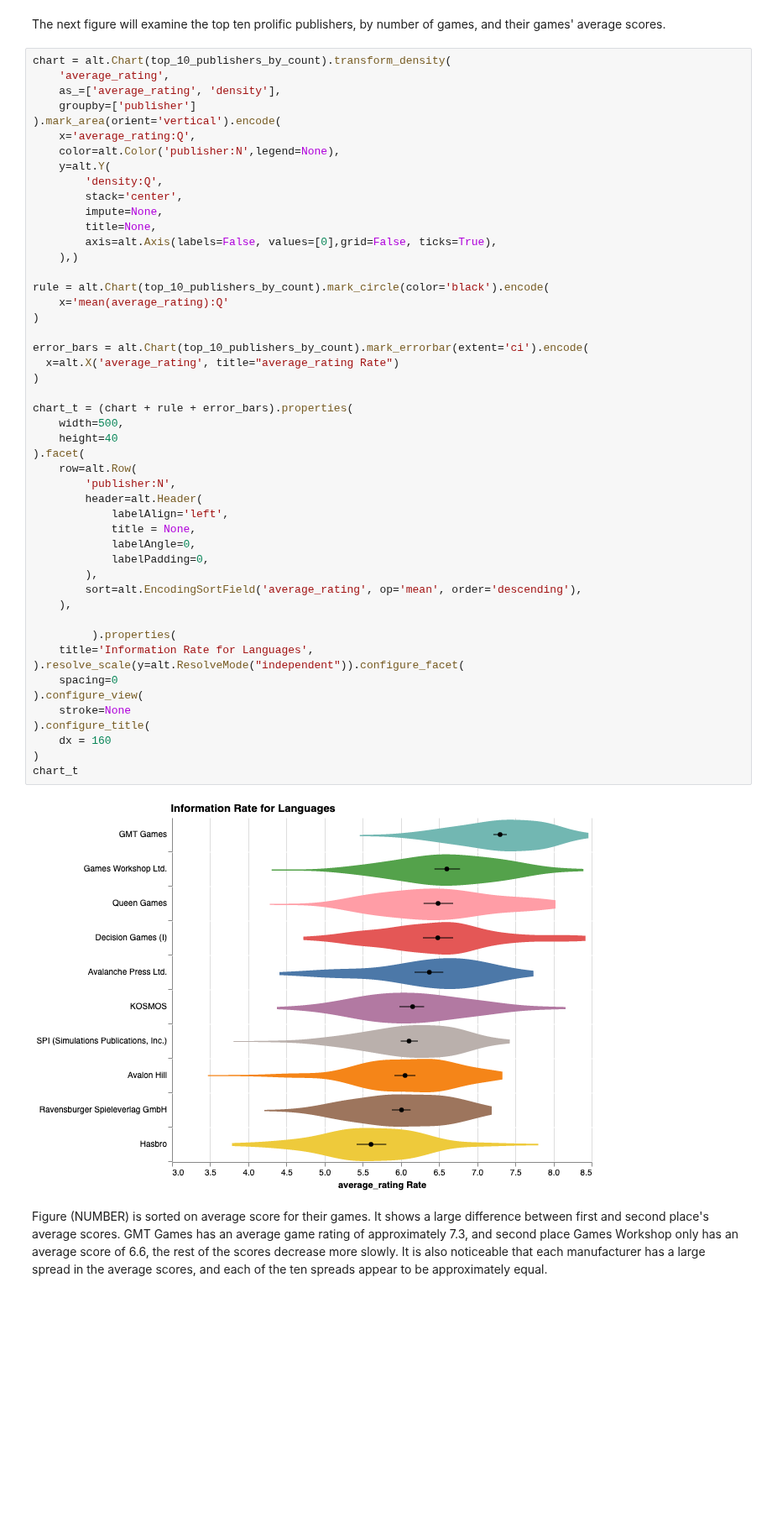
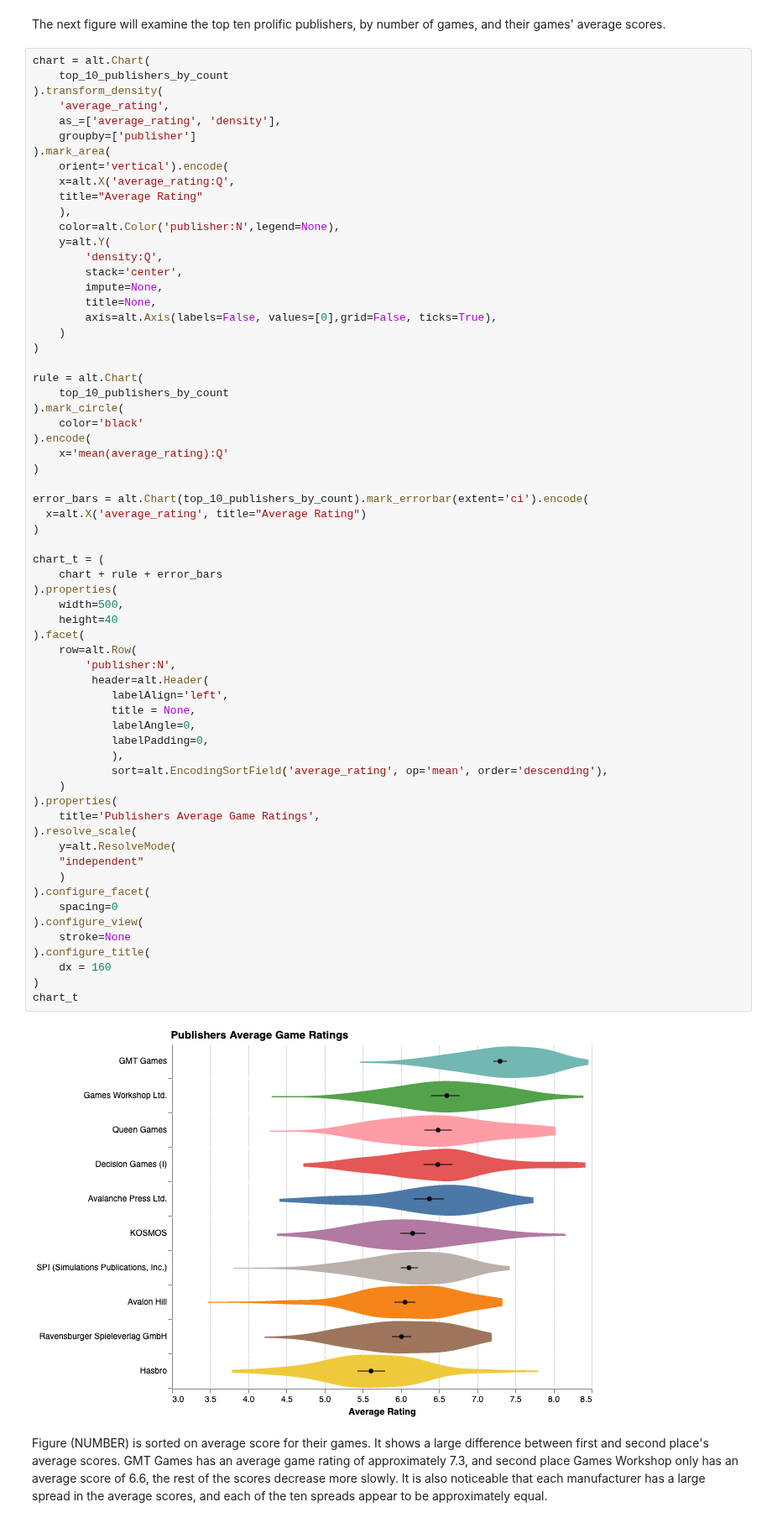
Before and after one commit to ubco-mds-2020-labs/data-550-project2-group-14, a Jupyter notebook: boardgame_EDA_2.ipynb, the cells around one changed output. Shown at 84% size. Cells and saved outputs as stored; diff of their text form; blank space fills up the shorter version.

```diff
--- a/boardgame_EDA_2.ipynb
+++ b/boardgame_EDA_2.ipynb
@@ -344,56 +346,71 @@ Figure (NUMBER) shows that there is a lot of noise between 1950 - 1990, but afte
 # %% [markdown]
 The next figure will examine the top ten prolific publishers, by number of games, and their games' average scores.
 # %%
-chart = alt.Chart(top_10_publishers_by_count).transform_density(
+chart = alt.Chart(
+    top_10_publishers_by_count
+).transform_density(
     'average_rating',
     as_=['average_rating', 'density'],
     groupby=['publisher']
-).mark_area(orient='vertical').encode(
-    x='average_rating:Q',
+).mark_area(
+    orient='vertical').encode(
+    x=alt.X('average_rating:Q',
+    title="Average Rating"
+    ),
     color=alt.Color('publisher:N',legend=None),
     y=alt.Y(
         'density:Q',
         stack='center',
         impute=None,
         title=None,
         axis=alt.Axis(labels=False, values=[0],grid=False, ticks=True),
-    ),)
+    )
+)
 
-rule = alt.Chart(top_10_publishers_by_count).mark_circle(color='black').encode(
+rule = alt.Chart(
+    top_10_publishers_by_count
+).mark_circle(
+    color='black'
+).encode(
     x='mean(average_rating):Q'
 )
 
 error_bars = alt.Chart(top_10_publishers_by_count).mark_errorbar(extent='ci').encode(
-  x=alt.X('average_rating', title="average_rating Rate")
+  x=alt.X('average_rating', title="Average Rating")
 )
 
-chart_t = (chart + rule + error_bars).properties(
+chart_t = (
+    chart + rule + error_bars
+).properties(
     width=500,
     height=40
 ).facet(
     row=alt.Row(
         'publisher:N',
-        header=alt.Header(
+         header=alt.Header(
             labelAlign='left',
             title = None,
             labelAngle=0,
             labelPadding=0,
-        ),
-        sort=alt.EncodingSortField('average_rating', op='mean', order='descending'),
-    ),
-
-         ).properties(
-    title='Information Rate for Languages',
-).resolve_scale(y=alt.ResolveMode("independent")).configure_facet(
+            ),
+            sort=alt.EncodingSortField('average_rating', op='mean', order='descending'),
+    )
+).properties(
+    title='Publishers Average Game Ratings',
+).resolve_scale(
+    y=alt.ResolveMode(
+    "independent"
+    )
+).configure_facet(
     spacing=0
 ).configure_view(
     stroke=None
 ).configure_title(
     dx = 160
 )
 chart_t
 # %% [output]
-[figure, old version]
+[figure, new version]
 # %% [markdown]
 Figure (NUMBER) is sorted on average score for their games. It shows a large difference between first and second place's average scores. GMT Games has an average game rating of approximately 7.3, and second place Games Workshop only has an average score of 6.6, the rest of the scores decrease more slowly. It is also noticeable that each manufacturer has a large spread in the average scores, and each of the ten spreads appear to be approximately equal.
 # %% [markdown]
```
Also changed, not shown: parts of 1 cell of this notebook.
